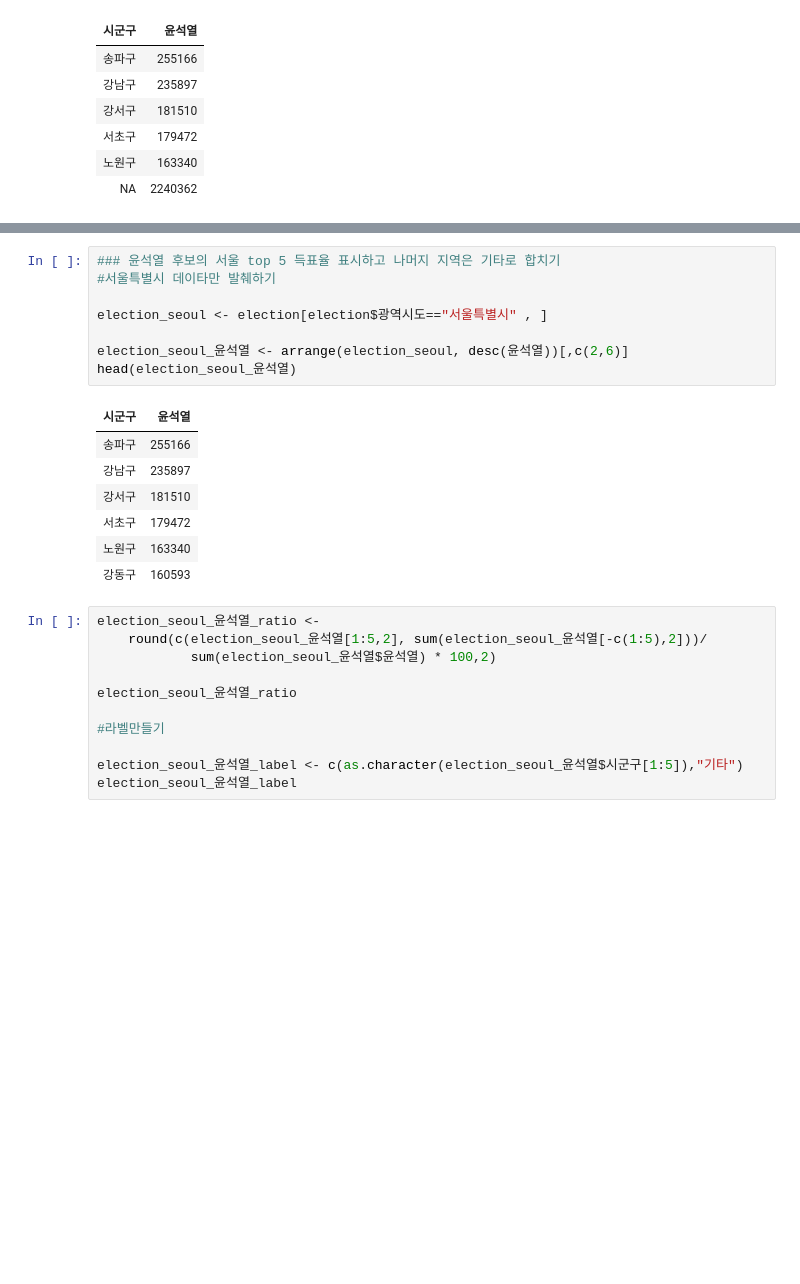
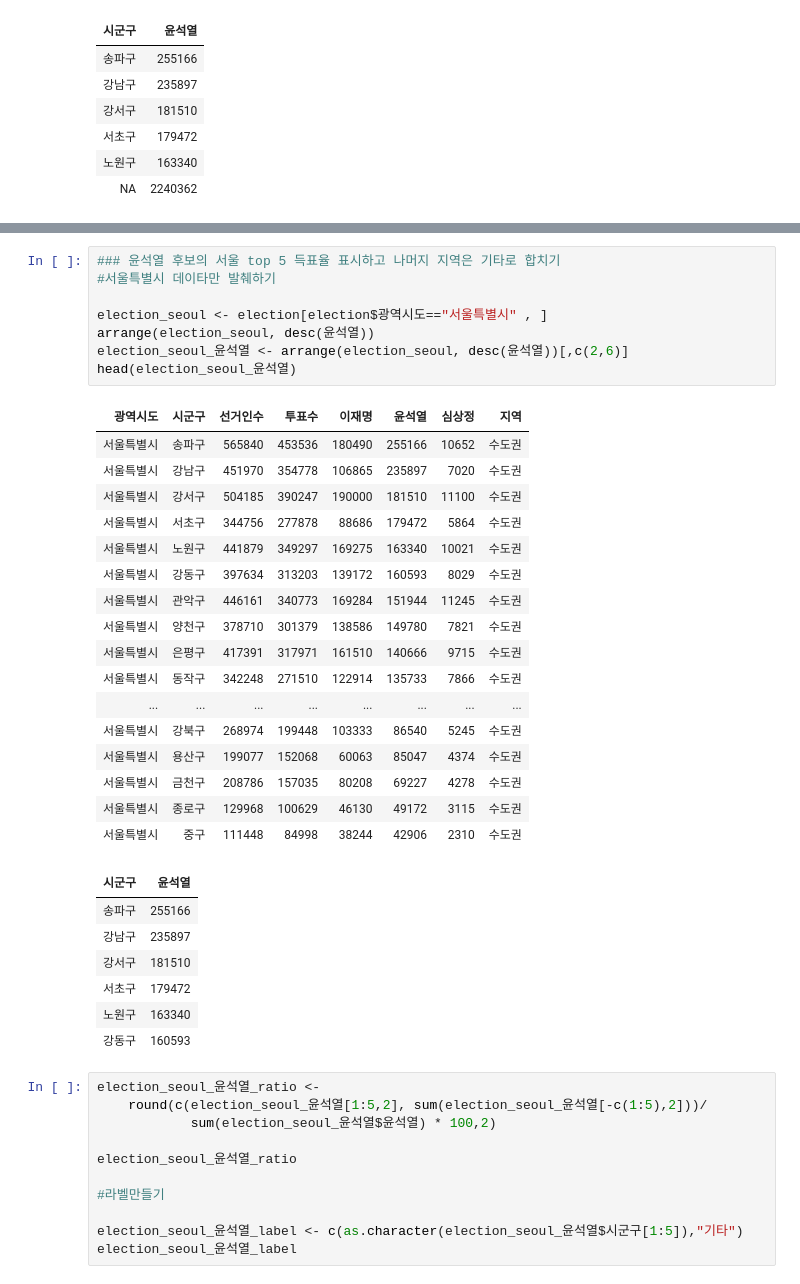
Before and after one commit to yang-gwihyeon/R_yang, a Jupyter notebook: 10. 20대_대선자료 시각화.ipynb, the cells around one changed output, grey strips where cells are left out. Saved outputs shown, nothing was run; the diff lists cells and outputs as text; blank space fills up the shorter version.

```diff
--- a/10. 20대_대선자료 시각화.ipynb
+++ b/10. 20대_대선자료 시각화.ipynb
@@ -365,19 +349,36 @@ library(stringr)
 # %%
 ### 윤석열 후보의 서울 top 5 득표율 표시하고 나머지 지역은 기타로 합치기
 #서울특별시 데이타만 발췌하기
 
 election_seoul <- election[election$광역시도=="서울특별시" , ]
-
+arrange(election_seoul, desc(윤석열))
 election_seoul_윤석열 <- arrange(election_seoul, desc(윤석열))[,c(2,6)]
 head(election_seoul_윤석열)
 # %% [output]
-| 시군구 | 윤석열 |
-| 송파구 | 255166 |
-| 강남구 | 235897 |
-| 강서구 | 181510 |
-| 서초구 | 179472 |
-| 노원구 | 163340 |
-| 강동구 | 160593 |
+| 광역시도 | 시군구 | 선거인수 | 투표수 | 이재명 | 윤석열 | 심상정 | 지역 |
+| 서울특별시 | 송파구 | 565840 | 453536 | 180490 | 255166 | 10652 | 수도권 |
+| 서울특별시 | 강남구 | 451970 | 354778 | 106865 | 235897 | 7020 | 수도권 |
+| 서울특별시 | 강서구 | 504185 | 390247 | 190000 | 181510 | 11100 | 수도권 |
+| 서울특별시 | 서초구 | 344756 | 277878 | 88686 | 179472 | 5864 | 수도권 |
+| 서울특별시 | 노원구 | 441879 | 349297 | 169275 | 163340 | 10021 | 수도권 |
+| 서울특별시 | 강동구 | 397634 | 313203 | 139172 | 160593 | 8029 | 수도권 |
+| 서울특별시 | 관악구 | 446161 | 340773 | 169284 | 151944 | 11245 | 수도권 |
+| 서울특별시 | 양천구 | 378710 | 301379 | 138586 | 149780 | 7821 | 수도권 |
+| 서울특별시 | 은평구 | 417391 | 317971 | 161510 | 140666 | 9715 | 수도권 |
+| 서울특별시 | 동작구 | 342248 | 271510 | 122914 | 135733 | 7866 | 수도권 |
+| ... | ... | ... | ... | ... | ... | ... | ... |
+| 서울특별시 | 강북구 | 268974 | 199448 | 103333 | 86540 | 5245 | 수도권 |
+| 서울특별시 | 용산구 | 199077 | 152068 | 60063 | 85047 | 4374 | 수도권 |
+| 서울특별시 | 금천구 | 208786 | 157035 | 80208 | 69227 | 4278 | 수도권 |
+| 서울특별시 | 종로구 | 129968 | 100629 | 46130 | 49172 | 3115 | 수도권 |
+| 서울특별시 | 중구 | 111448 | 84998 | 38244 | 42906 | 2310 | 수도권 |
+| 시군구 | 윤석열 |
+| 송파구 | 255166 |
+| 강남구 | 235897 |
+| 강서구 | 181510 |
+| 서초구 | 179472 |
+| 노원구 | 163340 |
+| 강동구 | 160593 |
 # %%
 election_seoul_윤석열_ratio <-
     round(c(election_seoul_윤석열[1:5,2], sum(election_seoul_윤석열[-c(1:5),2]))/
```
Also changed, not shown: parts of 37 cells of this notebook, 6 other files.
